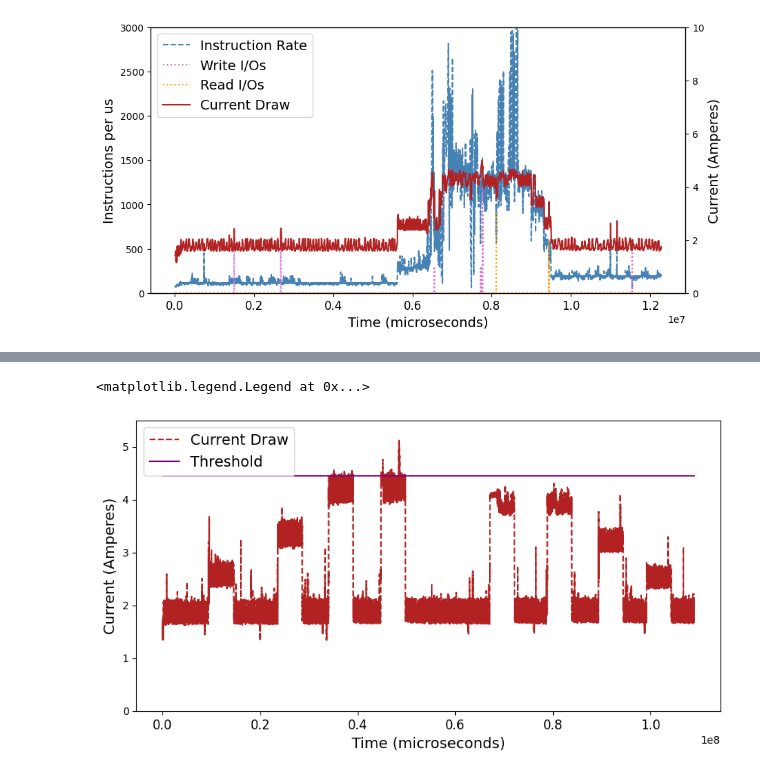
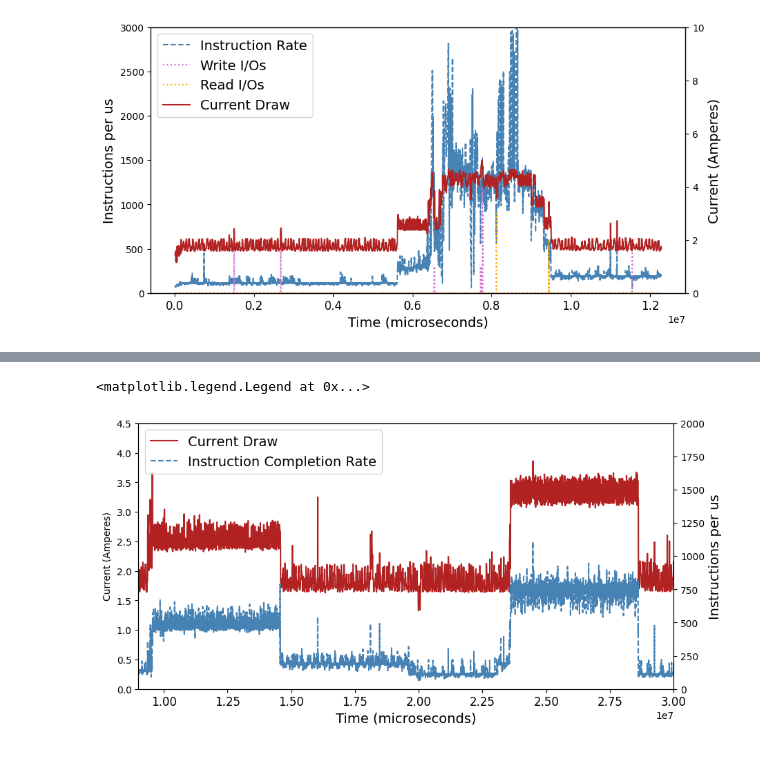
Before and after one commit to radshield/raspi-sel, a Jupyter notebook: analysis/hotnets_paper_graphs.ipynb, the cells around one changed output, grey strips where cells are left out. Drawn from its saved outputs; the diff is of its cells as text; code cells hidden in the pictures.

```diff
--- a/analysis/hotnets_paper_graphs.ipynb
+++ b/analysis/hotnets_paper_graphs.ipynb
@@ -201,24 +192,33 @@ fft_df = preprocess_df(fft_df)
 fft_df['insns_all_norm'] = fft_df['insns_0_norm'] + fft_df['insns_1_norm'] + fft_df['insns_2_norm'] + fft_df['insns_3_norm']
 fft_df['cycles_all_norm'] = fft_df['cycles_0_norm'] + fft_df['cycles_1_norm'] + fft_df['cycles_2_norm'] + fft_df['cycles_3_norm']
 
-fft_df['current_lim'] = 4.45
+fft_df['current_lim'] = 3.5
 
-#fft_df.loc[27500:,'current'] += 0.1
+#fft_df.loc[15000:,'current'] += 0.1
-# %%
-ax = fft_df.plot(x='time', y='current', color='firebrick', linestyle='dashed', figsize=(10,5))
-fft_df.plot(ax=ax, x='time', y='current_lim', color='purple')
-
-ax.set_ylim([0, 5.5])
-ax.set(xlabel='Time (microseconds)', ylabel='Current (Amperes)')
-ax.get_legend().remove()
-
-ax.xaxis.label.set_size(14)
-ax.yaxis.label.set_size(14)
-
-ax.tick_params(axis="x", labelsize=12)
-
-lines, labels = ax.get_legend_handles_labels()
-ax.legend(lines, ['Current Draw', 'Threshold'], loc=2, prop={'size': 14})
-# %% [output]
-<matplotlib.legend.Legend at 0x...>
-[figure, removed]
+# %%
+ax = fft_df.plot(x='time', y='current', color='firebrick', figsize=(10,5))
+ax.set_xlim([9000000, 30000000])
+ax.set_ylim([0, 4.5])
+ax.set(xlabel='Time (microseconds)', ylabel='Current (Amperes)')
+ax.get_legend().remove()
+
+ax2 = ax.twinx()
+ax2.yaxis.set_label_position('right')
+ax2.set(ylabel='')
+fft_df.plot(ax=ax2, x='time', y='insns_all_norm', color='steelblue', linestyle='dashed', figsize=(10,5))
+ax2.set_ylim([0, 2000])
+ax2.set(xlabel='Time (microseconds)', ylabel='Instructions per us')
+ax2.get_legend().remove()
+
+ax.xaxis.label.set_size(14)
+ax2.yaxis.label.set_size(14)
+
+ax.tick_params(axis="x", labelsize=12)
+ax2.tick_params(axis="x", labelsize=12)
+
+lines, labels = ax.get_legend_handles_labels()
+lines2, labels2 = ax2.get_legend_handles_labels()
+ax2.legend(lines + lines2, ['Current Draw', 'Instruction Completion Rate'], loc=2, prop={'size': 14})
+# %% [output]
+<matplotlib.legend.Legend at 0x...>
+[figure, added]
```
Also changed, not shown: parts of 2 cells of this notebook, 1 other file.
